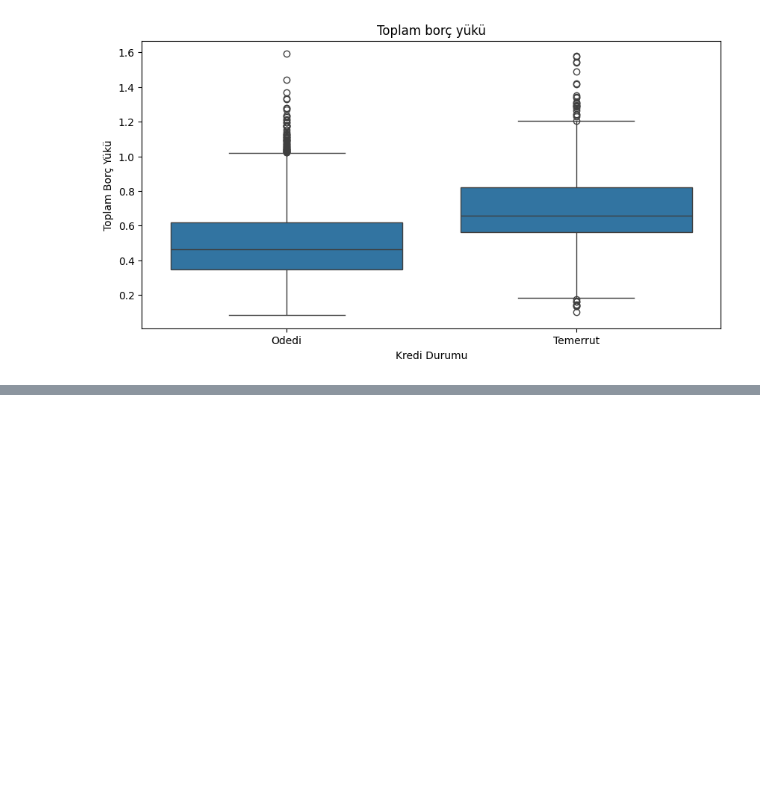
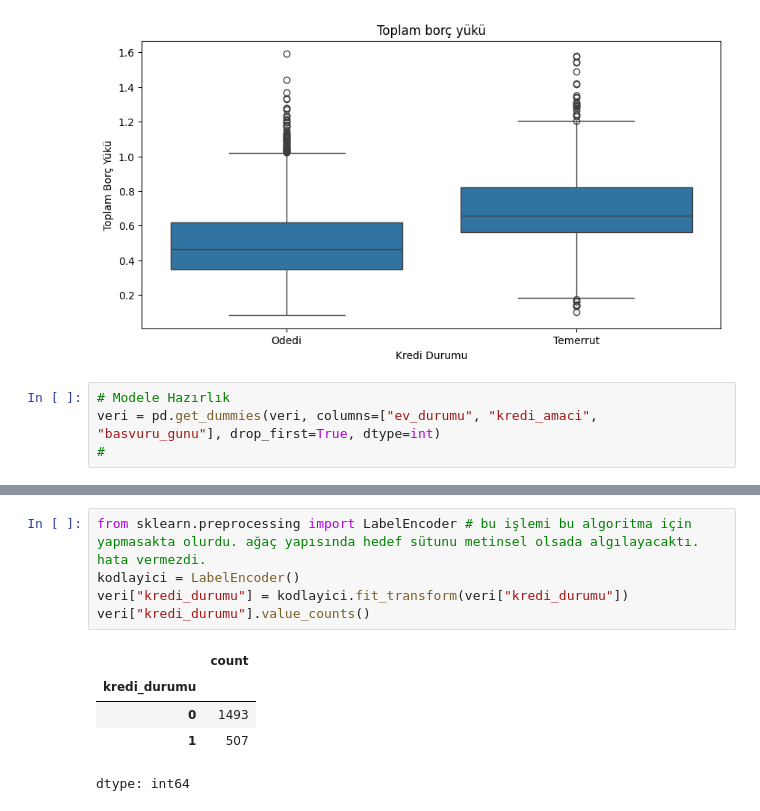
Before and after one commit to europecodingschool/ECS---VB---YZ---08.26, a Jupyter notebook: VB_YZ_Ders_15_.ipynb, the cells around one changed output, grey strips where cells are left out. Saved outputs shown, nothing was run; the diff lists cells and outputs as text; blank space fills up the shorter version.

```diff
--- a/VB_YZ_Ders_15_.ipynb
+++ b/VB_YZ_Ders_15_.ipynb
@@ -261,3 +261,7 @@ plt.ylabel("Toplam Borç Yükü")
 plt.show()
 # %% [output]
 [figure]
+# %%
+# Modele Hazırlık
+veri = pd.get_dummies(veri, columns=["ev_durumu", "kredi_amaci", "basvuru_gunu"], drop_first=True, dtype=int)
+#
@@ -263,0 +274,11 @@ plt.show()
+# %%
+from sklearn.preprocessing import LabelEncoder # bu işlemi bu algoritma için yapmasakta olurdu. ağaç yapısında hedef sütunu metinsel olsada algılayacaktı. hata vermezdi.
+kodlayici = LabelEncoder()
+veri["kredi_durumu"] = kodlayici.fit_transform(veri["kredi_durumu"])
+veri["kredi_durumu"].value_counts()
+# %% [output]
+|  | count |
+| kredi_durumu |  |
+| 0 | 1493 |
+| 1 | 507 |
+dtype: int64
```
Also changed, not shown: parts of 9 cells of this notebook.
